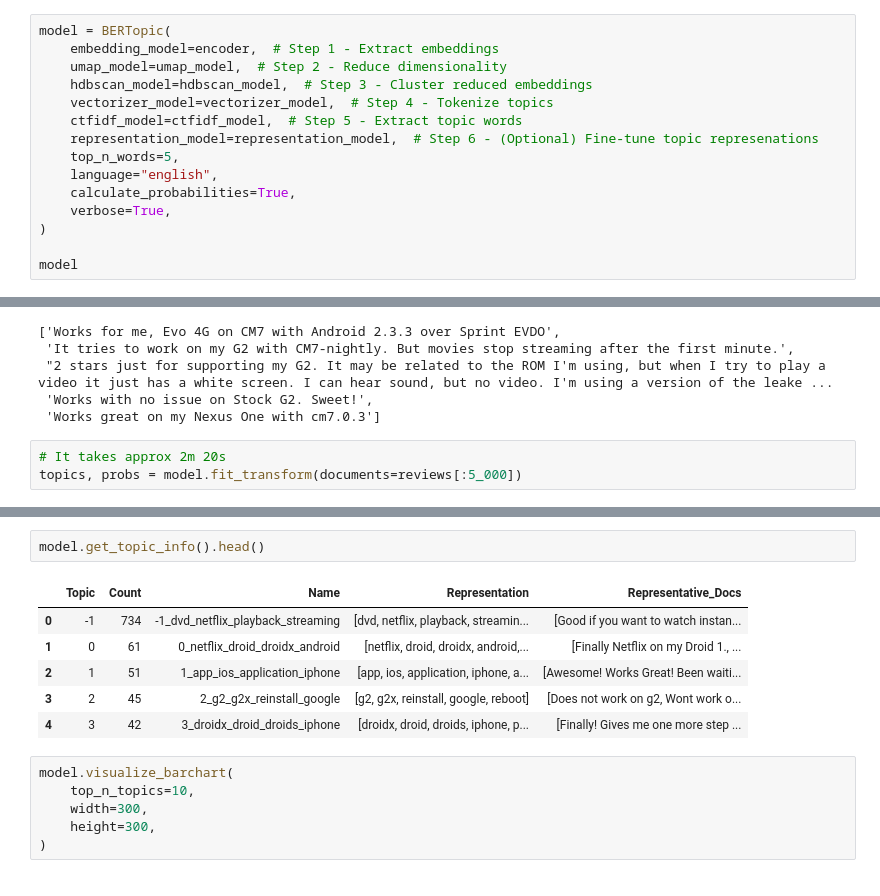
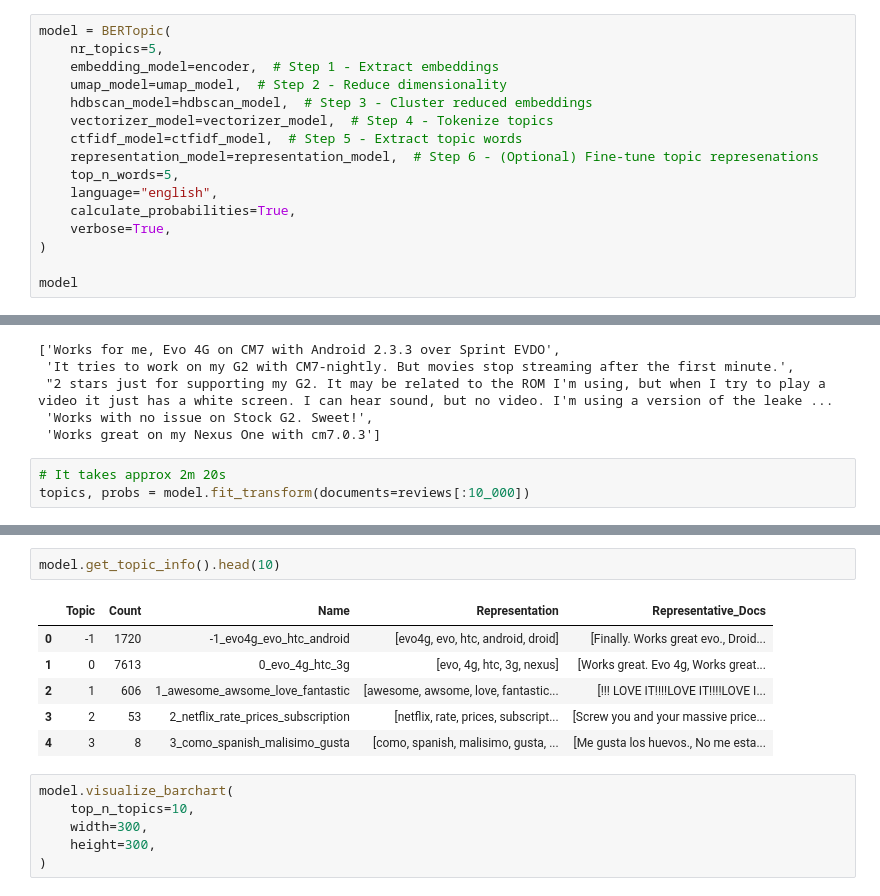
Before and after one commit to chineidu/NLP-Tutorial, a Jupyter notebook: notebook/Projects/Data-mining/Sentiment-analysis/03c-netflix-data-analysis.ipynb, the cells around one changed output, grey strips where cells are left out. Drawn from its saved outputs; the diff is of its cells as text.

Commit message:
chore: Add topic modelling to notebook

```diff
--- a/notebook/Projects/Data-mining/Sentiment-analysis/03c-netflix-data-analysis.ipynb
+++ b/notebook/Projects/Data-mining/Sentiment-analysis/03c-netflix-data-analysis.ipynb
@@ -608,6 +604,7 @@ ctfidf_model = ClassTfidfTransformer()
 representation_model = KeyBERTInspired()
 # %%
 model = BERTopic(
+    nr_topics=5,
     embedding_model=encoder,  # Step 1 - Extract embeddings
     umap_model=umap_model,  # Step 2 - Reduce dimensionality
     hdbscan_model=hdbscan_model,  # Step 3 - Cluster reduced embeddings
@@ -634,5 +631,5 @@ reviews[15:20]
  'Works great on my Nexus One with cm7.0.3']
 # %%
 # It takes approx 2m 20s
-topics, probs = model.fit_transform(documents=reviews[:5_000])
+topics, probs = model.fit_transform(documents=reviews[:10_000])
 # %% [output]
@@ -647,12 +646,12 @@ topics, probs = model.fit_transform(documents=reviews[:5_000])
 # %%
-model.get_topic_info().head()
+model.get_topic_info().head(10)
 # %% [output]
 |  | Topic | Count | Name | Representation | Representative_Docs |
-| 0 | -1 | 734 | -1_dvd_netflix_playback_streaming | [dvd, netflix, playback, streamin... | [Good if you want to watch instan... |
-| 1 | 0 | 61 | 0_netflix_droid_droidx_android | [netflix, droid, droidx, android,... | [Finally Netflix on my Droid 1., ... |
-| 2 | 1 | 51 | 1_app_ios_application_iphone | [app, ios, application, iphone, a... | [Awesome! Works Great! Been waiti... |
-| 3 | 2 | 45 | 2_g2_g2x_reinstall_google | [g2, g2x, reinstall, google, reboot] | [Does not work on g2, Wont work o... |
-| 4 | 3 | 42 | 3_droidx_droid_droids_iphone | [droidx, droid, droids, iphone, p... | [Finally! Gives me one more step ... |
+| 0 | -1 | 1720 | -1_evo4g_evo_htc_android | [evo4g, evo, htc, android, droid] | [Finally. Works great evo., Droid... |
+| 1 | 0 | 7613 | 0_evo_4g_htc_3g | [evo, 4g, htc, 3g, nexus] | [Works great. Evo 4g, Works great... |
+| 2 | 1 | 606 | 1_awesome_awsome_love_fantastic | [awesome, awsome, love, fantastic... | [!!! LOVE IT!!!!LOVE IT!!!!LOVE I... |
+| 3 | 2 | 53 | 2_netflix_rate_prices_subscription | [netflix, rate, prices, subscript... | [Screw you and your massive price... |
+| 4 | 3 | 8 | 3_como_spanish_malisimo_gusta | [como, spanish, malisimo, gusta, ... | [Me gusta los huevos., No me esta... |
 # %%
 model.visualize_barchart(
     top_n_topics=10,
```
Also changed, not shown: parts of 4 cells of this notebook.
